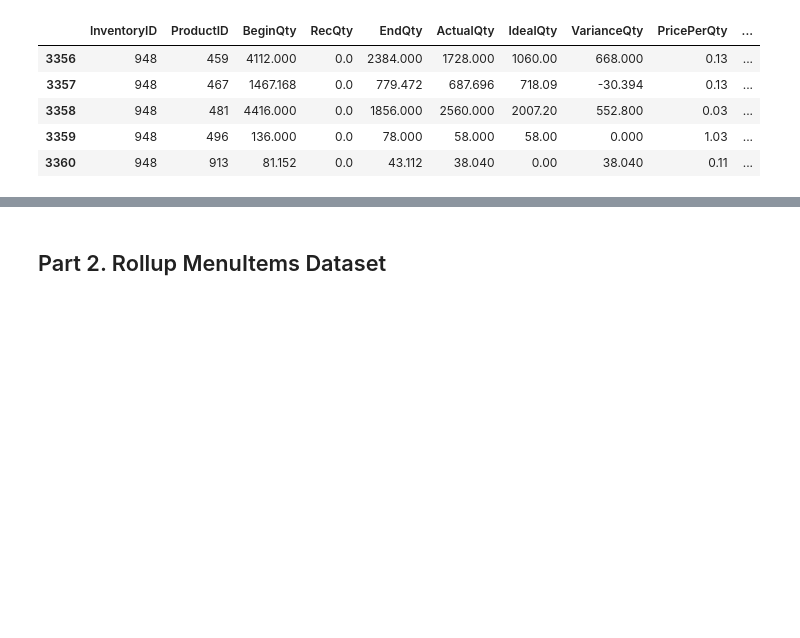
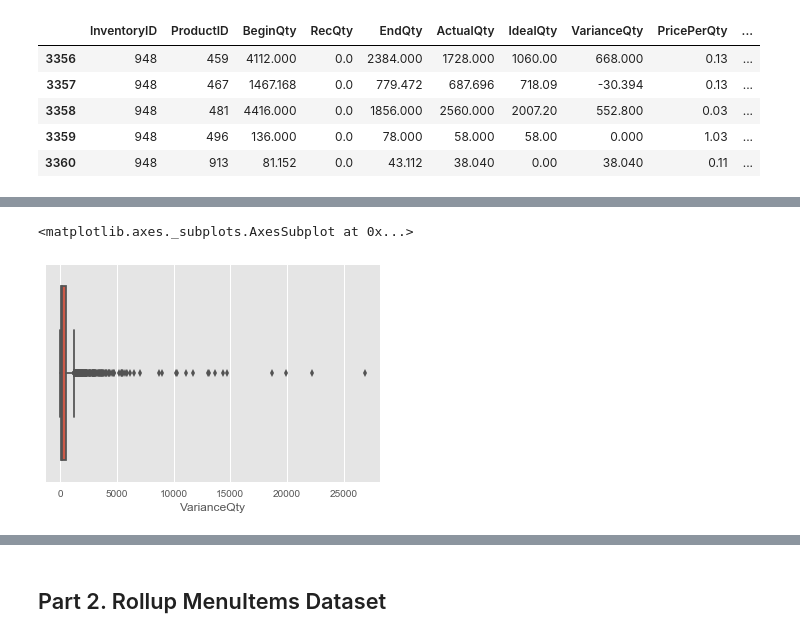
Before and after one commit to cherihung/datasci-18, a Jupyter notebook: final-project/part-3/final-project3-hung.ipynb, the cells around one changed output, grey strips where cells are left out. Drawn from its saved outputs; the diff is of its cells as text; code cells hidden in the pictures; blank space fills up the shorter version.

```diff
--- a/final-project/part-3/final-project3-hung.ipynb
+++ b/final-project/part-3/final-project3-hung.ipynb
@@ -39,0 +62,5 @@ df_IvAC.tail()
+# %%
+sns.boxplot(varQty_pos)
+# %% [output]
+<matplotlib.axes._subplots.AxesSubplot at 0x...>
+[figure, added]
```
Also changed, not shown: parts of 10 cells of this notebook.
